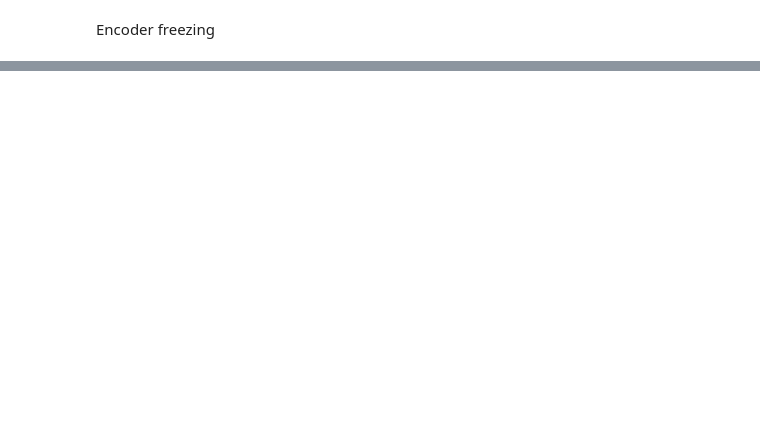
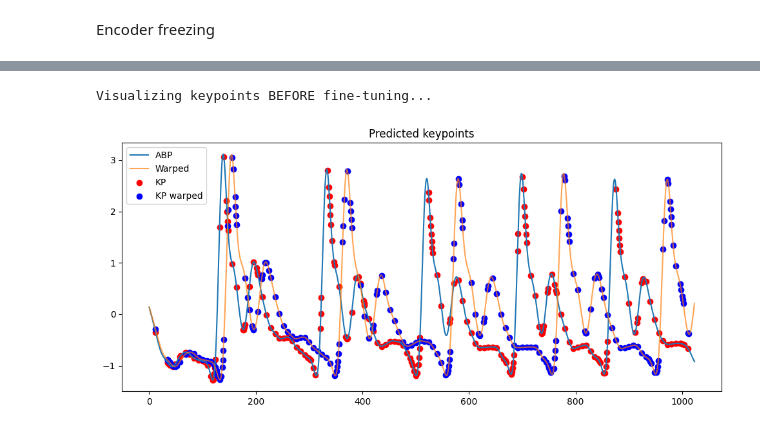
Before and after one commit to weronikadomczewska/MCS-TimePoint-DTW, a Jupyter notebook: timepoint/timepoint_training.ipynb, the cells around one changed output, grey strips where cells are left out. Drawn from its saved outputs; the diff is of its cells as text; code cells hidden in the pictures; blank space fills up the shorter version.

```diff
--- a/timepoint/timepoint_training.ipynb
+++ b/timepoint/timepoint_training.ipynb
@@ -887,0 +1205,16 @@ print(pth.files)
+# %%
+# Visualize keypoints before fine-tuning (using the checkpoint loaded in cell 15)
+print("Visualizing keypoints BEFORE fine-tuning...")
+
+# Create a new model instance to load the pre-fine-tuned weights
+model_before_finetuning = TimePointModel().to(device)
+checkpoint_before_finetuning = torch.load(f"{save_dir}/model_epoch_25.pth", map_location=device)
+model_before_finetuning.load_state_dict(checkpoint_before_finetuning["model_state_dict"])
+model_before_finetuning.eval()
+
+# Use the same sample as before
+sample_to_visualize = dataset[0] # Use the first sample from the fine-tuning dataset
+visualize(sample_to_visualize, model_before_finetuning)
+# %% [output]
+Visualizing keypoints BEFORE fine-tuning...
+[figure, added]
```
Also changed, not shown: parts of 82 cells of this notebook.
